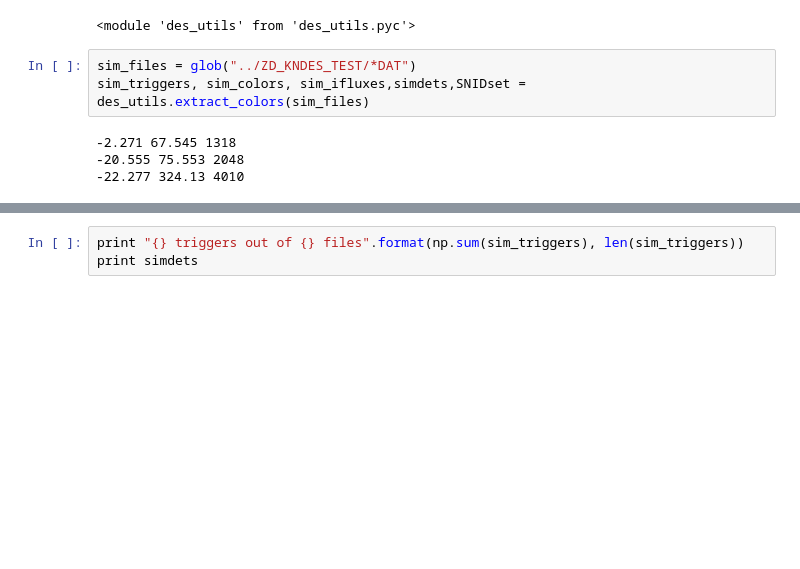
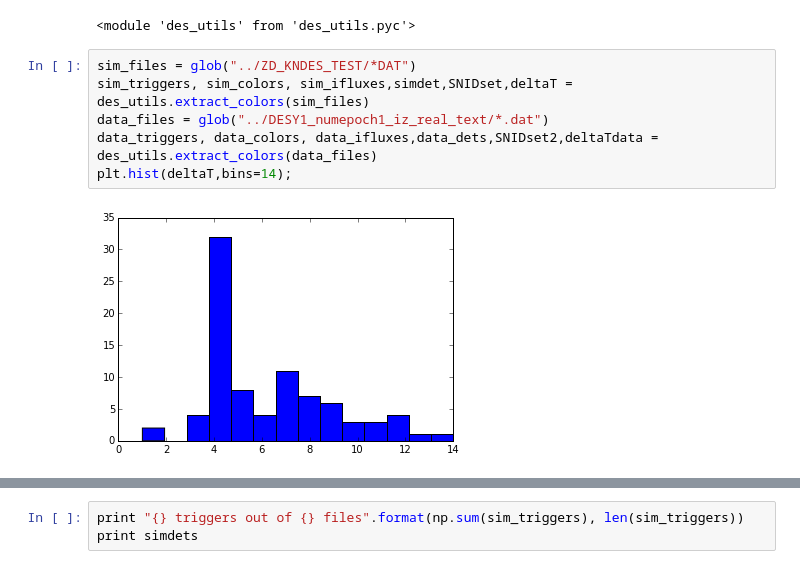
Before and after one commit to zodoctor/DES_KN_SNFIELDS, a Jupyter notebook: Refactored.ipynb, the cells around one changed output, grey strips where cells are left out. Saved outputs shown, nothing was run; the diff lists cells and outputs as text; blank space fills up the shorter version.

```diff
--- a/Refactored.ipynb
+++ b/Refactored.ipynb
@@ -14,8 +14,9 @@ reload(des_utils)
 <module 'des_utils' from 'des_utils.pyc'>
 # %%
 sim_files = glob("../ZD_KNDES_TEST/*DAT")
-sim_triggers, sim_colors, sim_ifluxes,simdets,SNIDset = des_utils.extract_colors(sim_files)
+sim_triggers, sim_colors, sim_ifluxes,simdet,SNIDset,deltaT = des_utils.extract_colors(sim_files)
+data_files = glob("../DESY1_numepoch1_iz_real_text/*.dat")
+data_triggers, data_colors, data_ifluxes,data_dets,SNIDset2,deltaTdata = des_utils.extract_colors(data_files)
+plt.hist(deltaT,bins=14);
 # %% [output]
--2.271 67.545 1318
--20.555 75.553 2048
--22.277 324.13 4010
+[figure, added]
```
Also changed, not shown: parts of 2 cells of this notebook, 2 other files.
